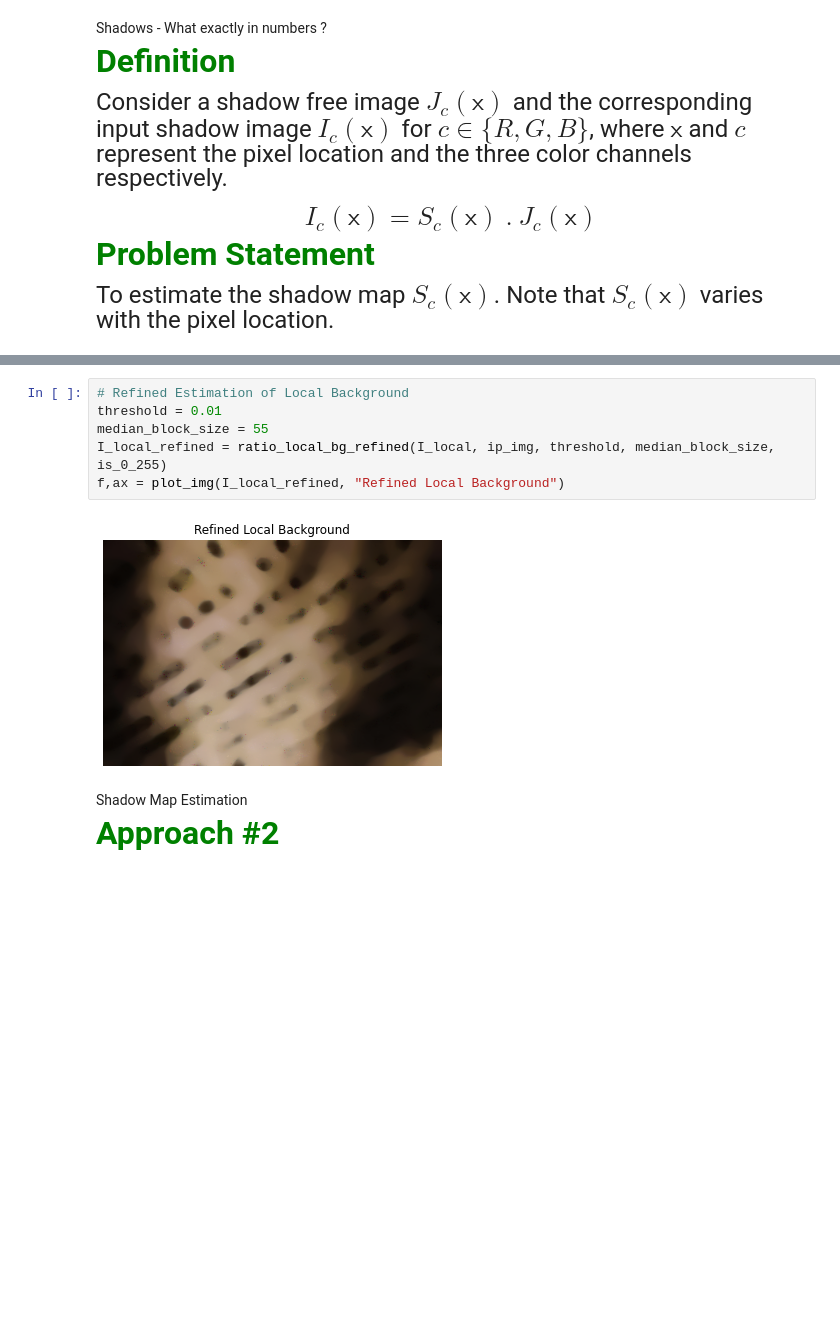
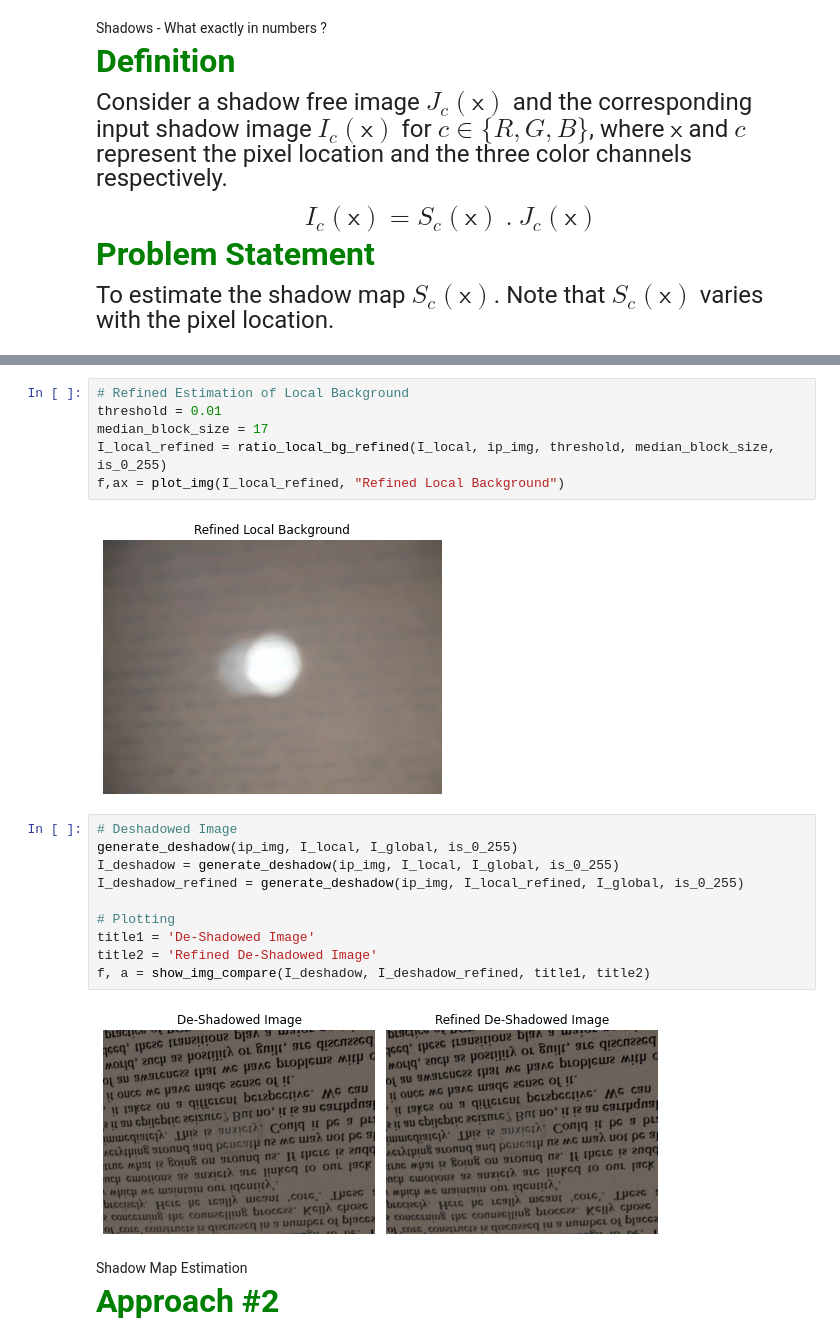
Before and after one commit to monsij/Shadow-Removal, a Jupyter notebook: notebooks/presentation.ipynb, the cells around one changed output, grey strips where cells are left out. Drawn from its saved outputs; the diff is of its cells as text; blank space fills up the shorter version.

```diff
--- a/notebooks/presentation.ipynb
+++ b/notebooks/presentation.ipynb
@@ -88,11 +88,23 @@ f,ax = plot_img(I_local, "Local Background")
 # %%
 # Refined Estimation of Local Background
 threshold = 0.01
-median_block_size = 55
+median_block_size = 17
 I_local_refined = ratio_local_bg_refined(I_local, ip_img, threshold, median_block_size, is_0_255)
 f,ax = plot_img(I_local_refined, "Refined Local Background")
 # %% [output]
-[figure, old version]
+[figure, new version]
+# %%
+# Deshadowed Image
+generate_deshadow(ip_img, I_local, I_global, is_0_255)
+I_deshadow = generate_deshadow(ip_img, I_local, I_global, is_0_255)
+I_deshadow_refined = generate_deshadow(ip_img, I_local_refined, I_global, is_0_255)
+
+# Plotting
+title1 = 'De-Shadowed Image'
+title2 = 'Refined De-Shadowed Image'
+f, a = show_img_compare(I_deshadow, I_deshadow_refined, title1, title2)
+# %% [output]
+[figure, added]
 # %% [markdown]
 <font size="15">Shadow Map Estimation
 
```
Also changed, not shown: parts of 10 cells of this notebook, 2 other files.
